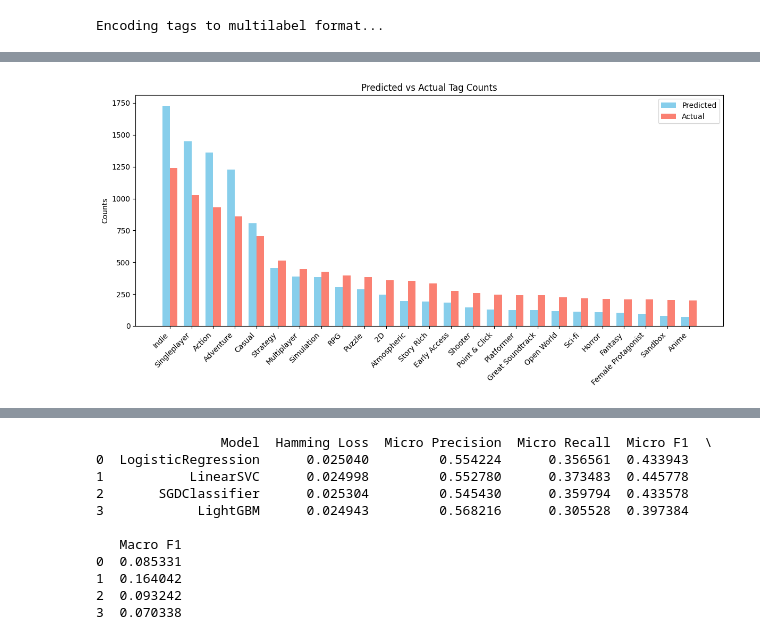
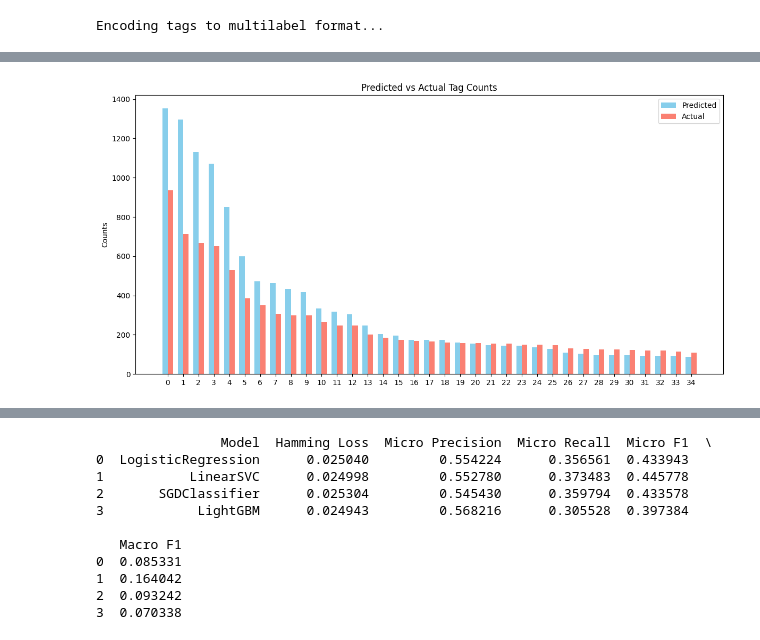
Before and after one commit to JorisVlaar/NLP_Project_Group_36, a Jupyter notebook: project2.ipynb, the cells around one changed output, grey strips where cells are left out. Drawn from its saved outputs; the diff is of its cells as text; code cells hidden in the pictures.

```diff
--- a/project2.ipynb
+++ b/project2.ipynb
@@ -200,7 +393,9 @@ Encoding tags to multilabel format...
 # -----------------------------
 print("Splitting data into train and test sets...")
 X_train, X_test, y_train, y_test, train_ids, test_ids, train_names, test_names = train_test_split(
-    data, y, game_reviews['app_id'], game_reviews['app_name'], test_size=0.2, random_state=42
+    data, y, game_reviews['app_id'], game_reviews['app_name'], test_size=0.15, random_state=69
 )
+
+print(X_train.shape, y_train.shape, X_test.shape, y_test.shape)
 # %% [output]
 Splitting data into train and test sets...
@@ -216,0 +479,4 @@ OneVsRestClassifier(estimator=LogisticRegression(max_iter=1000))
+# %%
+# probsl = simple_linear(X_train, y_train)
+# probsm = median_class_weights_linear(X_train, y_train, X_test)
+kprobs = kfoldprobs(X_train, y_train, X_test, n_splits=10)
@@ -295,12 +625,10 @@ Tex Murphy: Overseer (app_id=302370)
 # %%
-# Example: pred_tags = [['Action','RPG'], ['Action','Multiplayer'], ['RPG','Multiplayer']]
-# Flatten the list of lists
 
 def find_top_x(li, x=10, print_output=True):
     flat = np.array([item for sublist in li for item in sublist])
-
     # Get unique tags and counts
     unique, counts = np.unique(flat, return_counts=True)
+    print(len(flat), len(unique))
 
     # Sort tags by descending frequency
     sorted_indices = np.argsort(-counts)
@@ -314,11 +642,12 @@ def find_top_x(li, x=10, print_output=True):
             print(f"{item}: {count}")
     return most_common_items[:x], most_common_counts[:x]
 
-X=25
+X= np.unique(np.concatenate(top_n_pred_tags)).size
 top_pred = find_top_x(top_n_pred_tags, x=X, print_output=False)
 top_act = find_top_x(actual_tags, x=X, print_output=False)
 
-print(len(top_n_pred_tags), len(actual_tags))
+
+print(len(top_pred[0]), len(top_act[0]), len(top_pred[1]), len(top_act[1]))
 df_compare = pd.DataFrame({
     'pred_Tag': [t for t in top_pred[0]],
     'pred_count': [s for s in top_pred[1]],
@@ -326,5 +655,5 @@ df_compare = pd.DataFrame({
     'act_count': [s for s in top_act[1]]
 })
 
-df_compare
+df_compare.head(10)
 # %% [output]
@@ -349,26 +674,29 @@ df_compare
 # %%
 
-# We'll plot the top 10 predicted tags for clarity
-top_n = X
-df_top = df_compare.head(top_n)
+def countHistogram(df_compare:pd.DataFrame, top=35, labels=True):
+    top_n = top
+    df_top = df_compare.head(top_n)
 
-x = np.arange(top_n)  # positions for each tag
-width = 0.35          # width of bars
+    x = np.arange(top_n)  # positions for each tag
+    width = 0.35          # width of bars
 
-fig, ax = plt.subplots(figsize=(12,6))
+    fig, ax = plt.subplots(figsize=(12,6))
 
-# Bars
-ax.bar(x - width/2, df_top['pred_count'], width, label='Predicted', color='skyblue')
-ax.bar(x + width/2, df_top['act_count'], width, label='Actual', color='salmon')
+    # Bars
+    ax.bar(x - width/2, df_top['pred_count'], width, label='Predicted', color='skyblue')
+    ax.bar(x + width/2, df_top['act_count'], width, label='Actual', color='salmon')
 
-# Labels
-ax.set_ylabel('Counts')
-ax.set_title('Predicted vs Actual Tag Counts')
-ax.set_xticks(x)
-ax.set_xticklabels(df_top['pred_Tag'], rotation=45, ha='right')
-ax.legend()
+    # Labels
+    ax.set_ylabel('Counts')
+    ax.set_title('Predicted vs Actual Tag Counts')
+    ax.set_xticks(x)
+    if labels:
+        ax.set_xticklabels(df_top['pred_Tag'], rotation=45, ha='right')
+    ax.legend()
 
-plt.tight_layout()
-plt.show()
+    plt.tight_layout()
+    plt.show()
+
+countHistogram(df_compare, labels=False)
 # %% [output]
-[figure, old version]
+[figure, new version]
```
Also changed, not shown: parts of 29 cells of this notebook, 8 other files.
